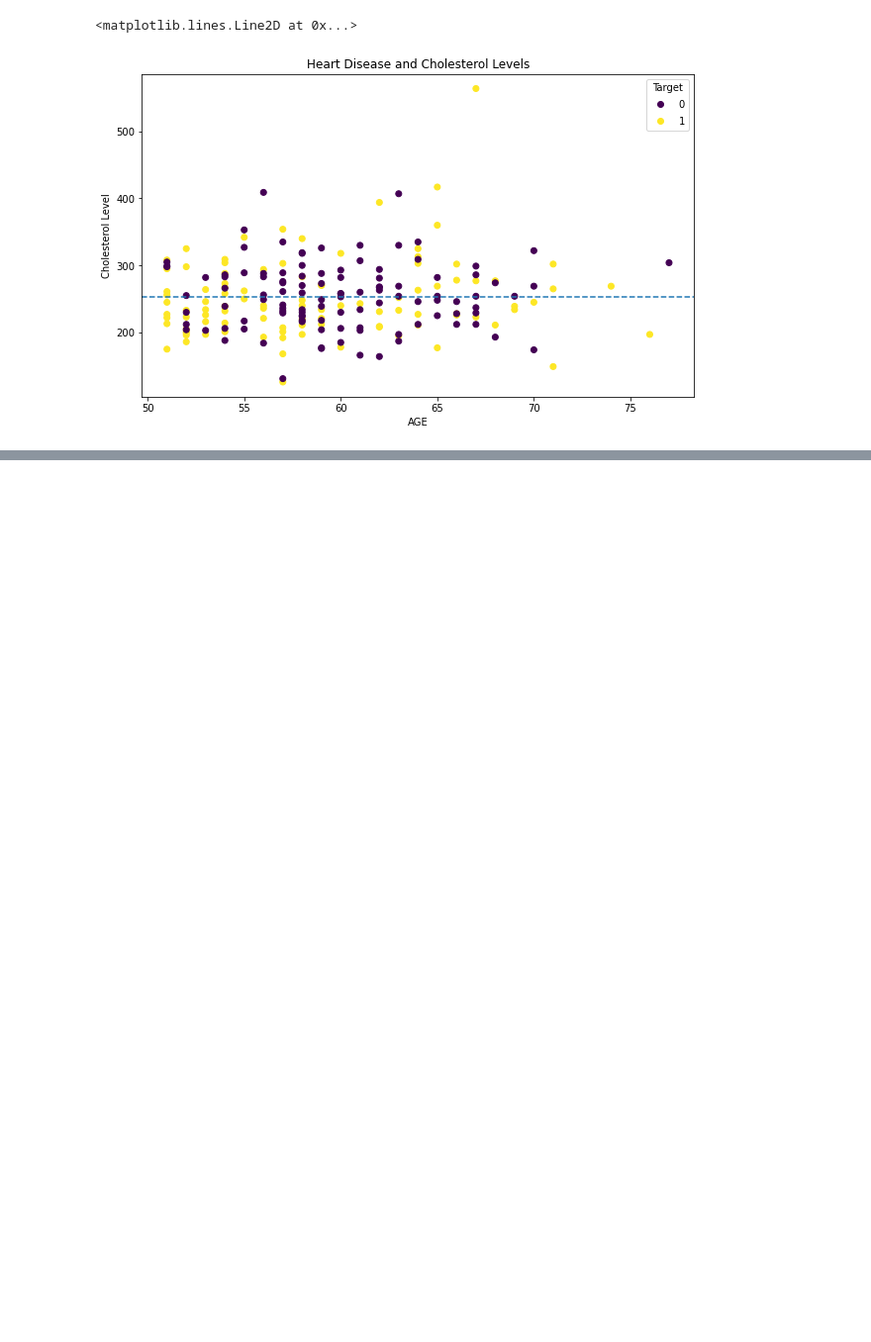
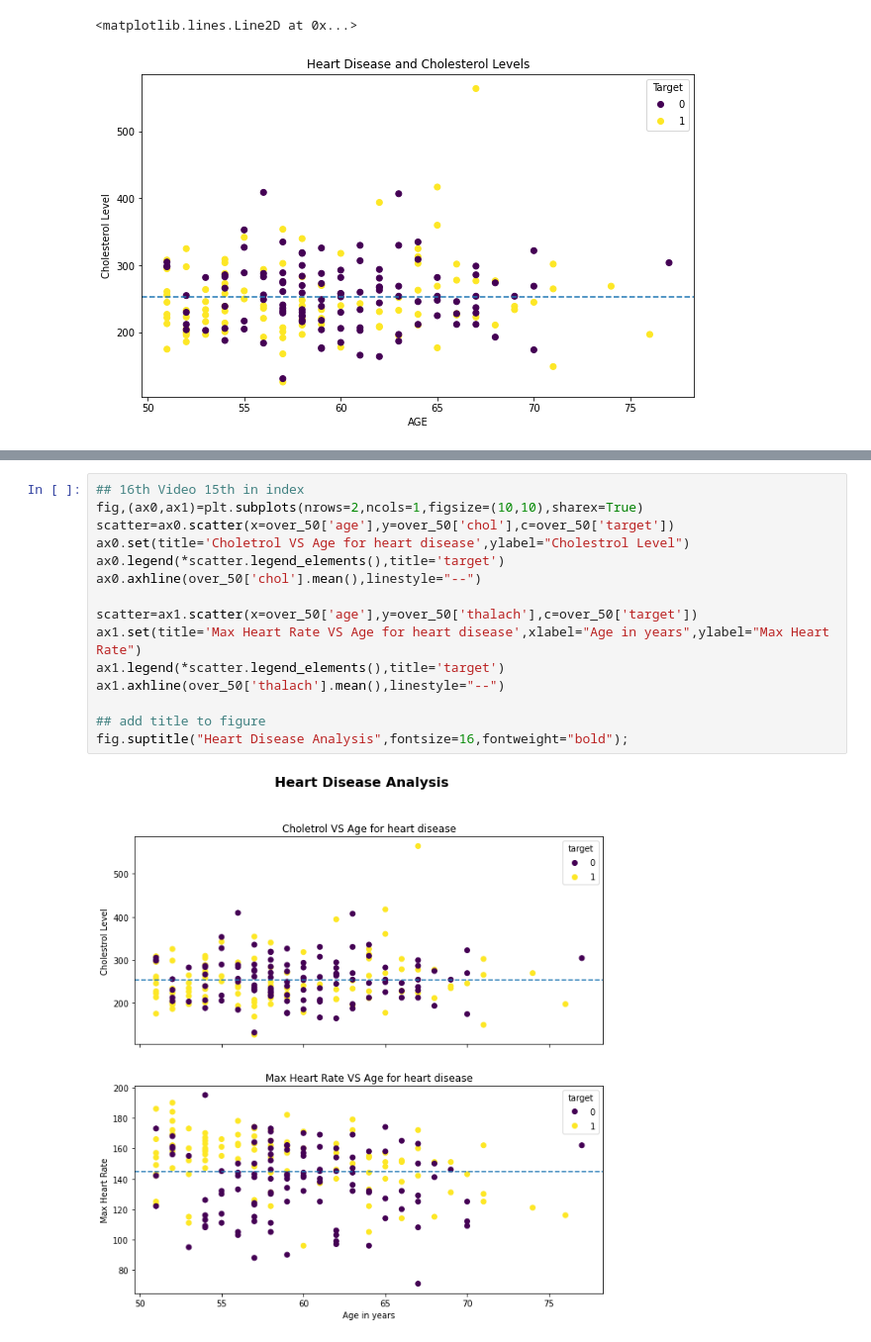
Before and after one commit to chirag35847/Data-Science-Course, a Jupyter notebook: Matplotlib/matplotlib.ipynb, the cells around one changed output, grey strips where cells are left out. Shown at 99% size. Saved outputs shown, nothing was run; the diff lists cells and outputs as text; blank space fills up the shorter version.

```diff
--- a/Matplotlib/matplotlib.ipynb
+++ b/Matplotlib/matplotlib.ipynb
@@ -381,0 +396,17 @@ ax.axhline(over_50["chol"].mean(),linestyle="--")
+# %%
+## 16th Video 15th in index
+fig,(ax0,ax1)=plt.subplots(nrows=2,ncols=1,figsize=(10,10),sharex=True)
+scatter=ax0.scatter(x=over_50['age'],y=over_50['chol'],c=over_50['target'])
+ax0.set(title='Choletrol VS Age for heart disease',ylabel="Cholestrol Level")
+ax0.legend(*scatter.legend_elements(),title='target')
+ax0.axhline(over_50['chol'].mean(),linestyle="--")
+
+scatter=ax1.scatter(x=over_50['age'],y=over_50['thalach'],c=over_50['target'])
+ax1.set(title='Max Heart Rate VS Age for heart disease',xlabel="Age in years",ylabel="Max Heart Rate")
+ax1.legend(*scatter.legend_elements(),title='target')
+ax1.axhline(over_50['thalach'].mean(),linestyle="--")
+
+## add title to figure
+fig.suptitle("Heart Disease Analysis",fontsize=16,fontweight="bold");
+# %% [output]
+[figure, added]
```
Also changed, not shown: parts of 24 cells of this notebook.
